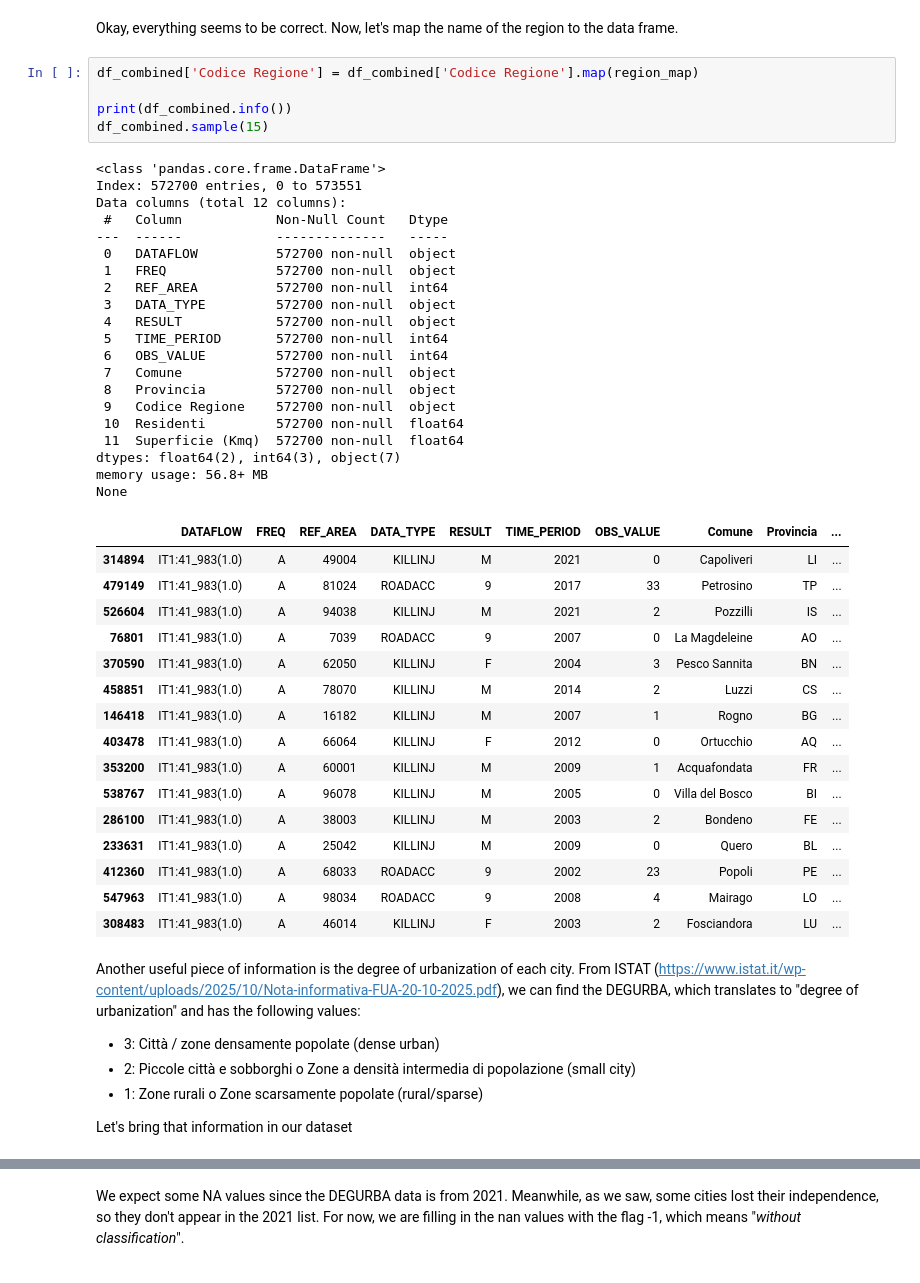
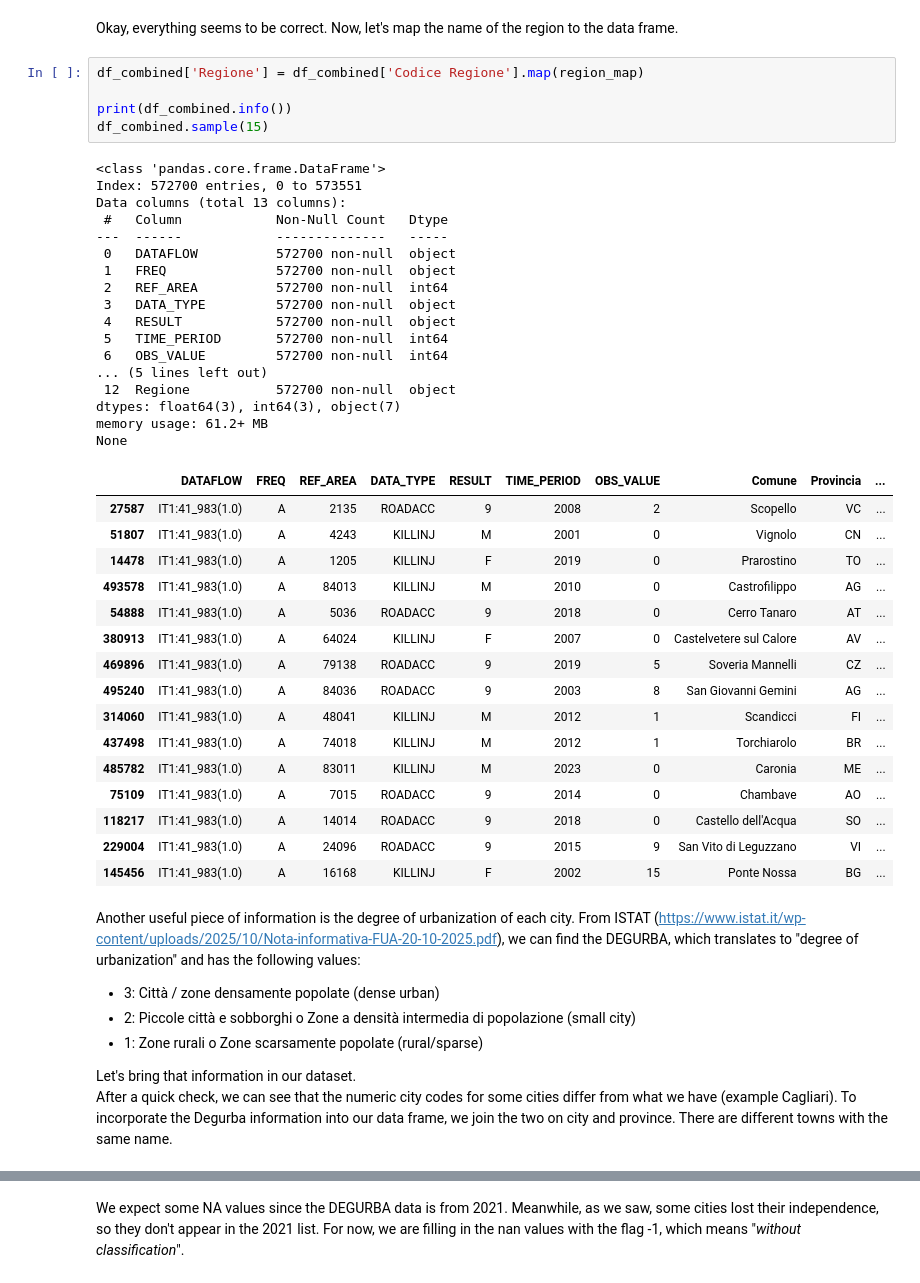
Before and after one commit to marcoboscato/ISTAT_traffic_analysis, a Jupyter notebook: data_preparation.ipynb, the cells around one changed output, grey strips where cells are left out. Drawn from its saved outputs; the diff is of its cells as text.

```diff
--- a/data_preparation.ipynb
+++ b/data_preparation.ipynb
@@ -620,51 +640,49 @@ Molise:  ['CB' 'IS']
 # %% [markdown]
 Okay, everything seems to be correct. Now, let's map the name of the region to the data frame.
 # %%
-df_combined['Codice Regione'] = df_combined['Codice Regione'].map(region_map)
+df_combined['Regione'] = df_combined['Codice Regione'].map(region_map)
 
 print(df_combined.info())
 df_combined.sample(15)
 # %% [output]
 <class 'pandas.core.frame.DataFrame'>
 Index: 572700 entries, 0 to 573551
-Data columns (total 12 columns):
+Data columns (total 13 columns):
  #   Column            Non-Null Count   Dtype
 ---  ------            --------------   -----
  0   DATAFLOW          572700 non-null  object
  1   FREQ              572700 non-null  object
  2   REF_AREA          572700 non-null  int64
  3   DATA_TYPE         572700 non-null  object
  4   RESULT            572700 non-null  object
  5   TIME_PERIOD       572700 non-null  int64
  6   OBS_VALUE         572700 non-null  int64
- 7   Comune            572700 non-null  object
- 8   Provincia         572700 non-null  object
- 9   Codice Regione    572700 non-null  object
- 10  Residenti         572700 non-null  float64
- 11  Superficie (Kmq)  572700 non-null  float64
-dtypes: float64(2), int64(3), object(7)
-memory usage: 56.8+ MB
+... (5 lines left out)
+ 12  Regione           572700 non-null  object
+dtypes: float64(3), int64(3), object(7)
+memory usage: 61.2+ MB
 None
 |  | DATAFLOW | FREQ | REF_AREA | DATA_TYPE | RESULT | TIME_PERIOD | OBS_VALUE | Comune | Provincia | ... |
-| 314894 | IT1:41_983(1.0) | A | 49004 | KILLINJ | M | 2021 | 0 | Capoliveri | LI | ... |
-| 479149 | IT1:41_983(1.0) | A | 81024 | ROADACC | 9 | 2017 | 33 | Petrosino | TP | ... |
-| 526604 | IT1:41_983(1.0) | A | 94038 | KILLINJ | M | 2021 | 2 | Pozzilli | IS | ... |
-| 76801 | IT1:41_983(1.0) | A | 7039 | ROADACC | 9 | 2007 | 0 | La Magdeleine | AO | ... |
-| 370590 | IT1:41_983(1.0) | A | 62050 | KILLINJ | F | 2004 | 3 | Pesco Sannita | BN | ... |
-| 458851 | IT1:41_983(1.0) | A | 78070 | KILLINJ | M | 2014 | 2 | Luzzi | CS | ... |
-| 146418 | IT1:41_983(1.0) | A | 16182 | KILLINJ | M | 2007 | 1 | Rogno | BG | ... |
-| 403478 | IT1:41_983(1.0) | A | 66064 | KILLINJ | F | 2012 | 0 | Ortucchio | AQ | ... |
-| 353200 | IT1:41_983(1.0) | A | 60001 | KILLINJ | M | 2009 | 1 | Acquafondata | FR | ... |
-| 538767 | IT1:41_983(1.0) | A | 96078 | KILLINJ | M | 2005 | 0 | Villa del Bosco | BI | ... |
-| 286100 | IT1:41_983(1.0) | A | 38003 | KILLINJ | M | 2003 | 2 | Bondeno | FE | ... |
-| 233631 | IT1:41_983(1.0) | A | 25042 | KILLINJ | M | 2009 | 0 | Quero | BL | ... |
-| 412360 | IT1:41_983(1.0) | A | 68033 | ROADACC | 9 | 2002 | 23 | Popoli | PE | ... |
-| 547963 | IT1:41_983(1.0) | A | 98034 | ROADACC | 9 | 2008 | 4 | Mairago | LO | ... |
-| 308483 | IT1:41_983(1.0) | A | 46014 | KILLINJ | F | 2003 | 2 | Fosciandora | LU | ... |
+| 27587 | IT1:41_983(1.0) | A | 2135 | ROADACC | 9 | 2008 | 2 | Scopello | VC | ... |
+| 51807 | IT1:41_983(1.0) | A | 4243 | KILLINJ | M | 2001 | 0 | Vignolo | CN | ... |
+| 14478 | IT1:41_983(1.0) | A | 1205 | KILLINJ | F | 2019 | 0 | Prarostino | TO | ... |
+| 493578 | IT1:41_983(1.0) | A | 84013 | KILLINJ | M | 2010 | 0 | Castrofilippo | AG | ... |
+| 54888 | IT1:41_983(1.0) | A | 5036 | ROADACC | 9 | 2018 | 0 | Cerro Tanaro | AT | ... |
+| 380913 | IT1:41_983(1.0) | A | 64024 | KILLINJ | F | 2007 | 0 | Castelvetere sul Calore | AV | ... |
+| 469896 | IT1:41_983(1.0) | A | 79138 | ROADACC | 9 | 2019 | 5 | Soveria Mannelli | CZ | ... |
+| 495240 | IT1:41_983(1.0) | A | 84036 | ROADACC | 9 | 2003 | 8 | San Giovanni Gemini | AG | ... |
+| 314060 | IT1:41_983(1.0) | A | 48041 | KILLINJ | M | 2012 | 1 | Scandicci | FI | ... |
+| 437498 | IT1:41_983(1.0) | A | 74018 | KILLINJ | M | 2012 | 1 | Torchiarolo | BR | ... |
+| 485782 | IT1:41_983(1.0) | A | 83011 | KILLINJ | M | 2023 | 0 | Caronia | ME | ... |
+| 75109 | IT1:41_983(1.0) | A | 7015 | ROADACC | 9 | 2014 | 0 | Chambave | AO | ... |
+| 118217 | IT1:41_983(1.0) | A | 14014 | ROADACC | 9 | 2018 | 0 | Castello dell'Acqua | SO | ... |
+| 229004 | IT1:41_983(1.0) | A | 24096 | ROADACC | 9 | 2015 | 9 | San Vito di Leguzzano | VI | ... |
+| 145456 | IT1:41_983(1.0) | A | 16168 | KILLINJ | F | 2002 | 15 | Ponte Nossa | BG | ... |
 # %% [markdown]
 Another useful piece of information is the degree of urbanization of each city. From ISTAT (https://www.istat.it/wp-content/uploads/2025/10/Nota-informativa-FUA-20-10-2025.pdf), we can find the DEGURBA, which translates to "degree of urbanization" and has the following values:
 - 3: Città / zone densamente popolate (dense urban)
 - 2: Piccole città e sobborghi o Zone a densità intermedia di popolazione (small city)
 - 1: Zone rurali o Zone scarsamente popolate (rural/sparse)
 
-Let's bring that information in our dataset
+Let's bring that information in our dataset.
+After a quick check, we can see that the numeric city codes for some cities differ from what we have (example Cagliari). To incorporate the Degurba information into our data frame, we join the two on city and province. There are different towns with the same name.
```
Also changed, not shown: parts of 13 cells of this notebook, 11 other files.
